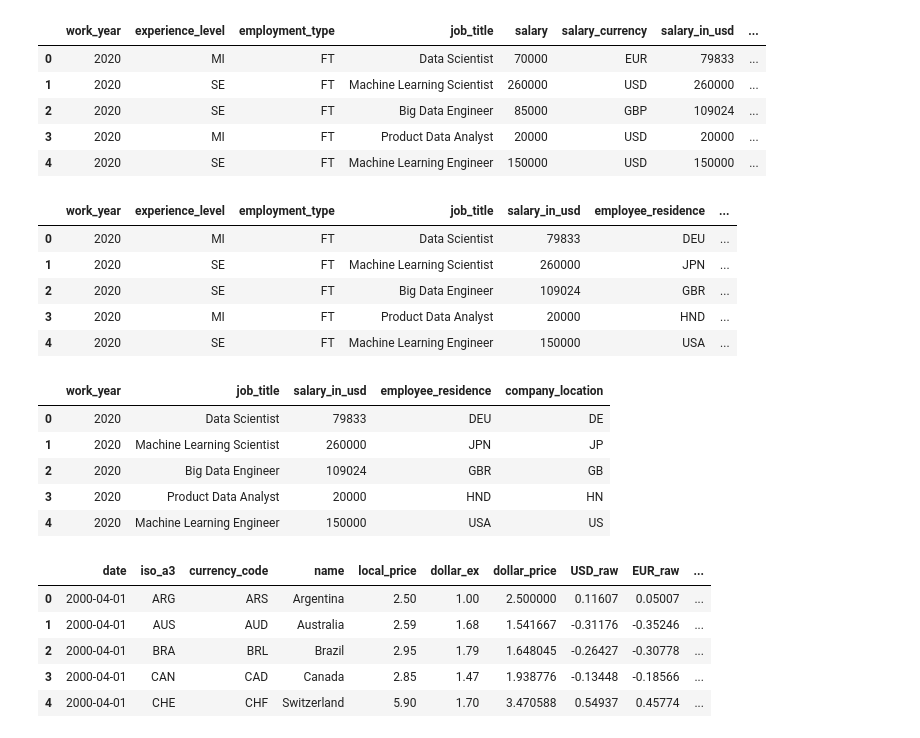
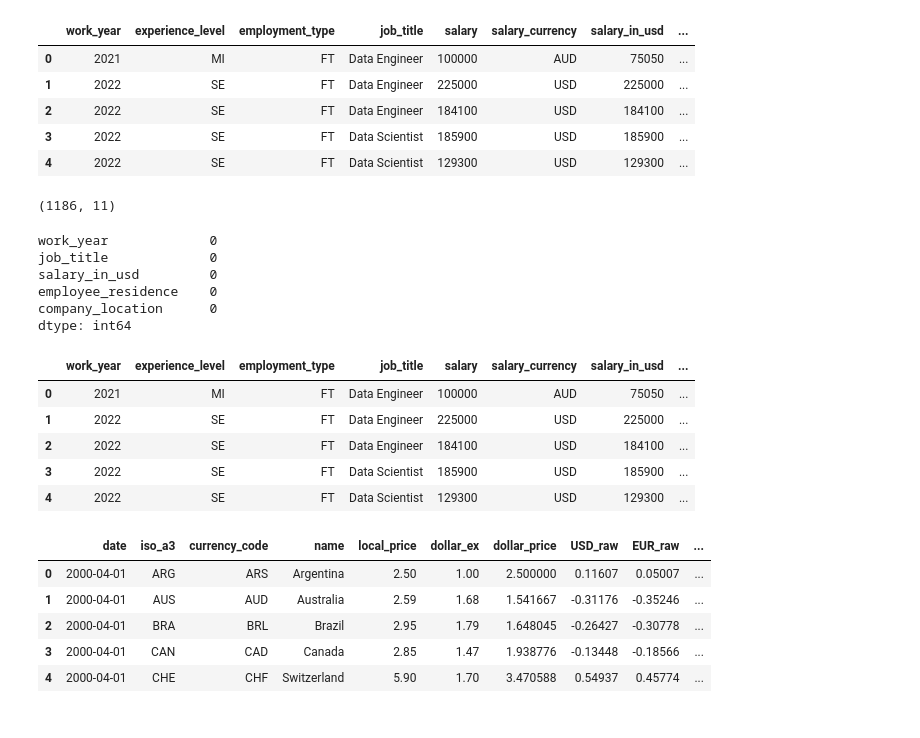
Before and after one commit to sccasutt/Projects, a Jupyter notebook: Training_projects/Tutorials/dash/mapping_salaries.ipynb, the cells around one changed output. Drawn from its saved outputs; the diff is of its cells as text; code cells hidden in the pictures.

```diff
--- a/Training_projects/Tutorials/dash/mapping_salaries.ipynb
+++ b/Training_projects/Tutorials/dash/mapping_salaries.ipynb
@@ -3,40 +3,40 @@ import pandas as pd
 import plotly.express as px
 import country_converter as coco
 # %%
-# Read Salaries Data
-
-df = pd.read_csv('./data/ds_salaries.csv', index_col='Unnamed: 0')
+df = pd.read_csv('./data/salaries.csv')
 df.head()
 # %% [output]
 |  | work_year | experience_level | employment_type | job_title | salary | salary_currency | salary_in_usd | ... |
-| 0 | 2020 | MI | FT | Data Scientist | 70000 | EUR | 79833 | ... |
-| 1 | 2020 | SE | FT | Machine Learning Scientist | 260000 | USD | 260000 | ... |
-| 2 | 2020 | SE | FT | Big Data Engineer | 85000 | GBP | 109024 | ... |
-| 3 | 2020 | MI | FT | Product Data Analyst | 20000 | USD | 20000 | ... |
-| 4 | 2020 | SE | FT | Machine Learning Engineer | 150000 | USD | 150000 | ... |
+| 0 | 2021 | MI | FT | Data Engineer | 100000 | AUD | 75050 | ... |
+| 1 | 2022 | SE | FT | Data Engineer | 225000 | USD | 225000 | ... |
+| 2 | 2022 | SE | FT | Data Engineer | 184100 | USD | 184100 | ... |
+| 3 | 2022 | SE | FT | Data Scientist | 185900 | USD | 185900 | ... |
+| 4 | 2022 | SE | FT | Data Scientist | 129300 | USD | 129300 | ... |
+# %%
+df_source_data.shape
+# %% [output]
+(1186, 11)
+# %%
+df.isna().sum()
+# %% [output]
+work_year             0
+job_title             0
+salary_in_usd         0
+employee_residence    0
+company_location      0
+dtype: int64
 # %%
 # Convert countries to ISO 3 code for possible merge later
+df['employee_residence'] = coco.convert(names=df['employee_residence'], to="ISO3")
+df.drop(['experience_level', 'employment_type', 'remote_ratio','company_size', 'salary', 'salary_currency'], inplace=True, axis=1)
 
-df['employee_residence'] = coco.convert(names=df['employee_residence'], to="ISO3")
 df.head()
 # %% [output]
-|  | work_year | experience_level | employment_type | job_title | salary_in_usd | employee_residence | ... |
-| 0 | 2020 | MI | FT | Data Scientist | 79833 | DEU | ... |
-| 1 | 2020 | SE | FT | Machine Learning Scientist | 260000 | JPN | ... |
-| 2 | 2020 | SE | FT | Big Data Engineer | 109024 | GBR | ... |
-| 3 | 2020 | MI | FT | Product Data Analyst | 20000 | HND | ... |
-| 4 | 2020 | SE | FT | Machine Learning Engineer | 150000 | USA | ... |
+|  | work_year | experience_level | employment_type | job_title | salary | salary_currency | salary_in_usd | ... |
+| 0 | 2021 | MI | FT | Data Engineer | 100000 | AUD | 75050 | ... |
+| 1 | 2022 | SE | FT | Data Engineer | 225000 | USD | 225000 | ... |
+| 2 | 2022 | SE | FT | Data Engineer | 184100 | USD | 184100 | ... |
+| 3 | 2022 | SE | FT | Data Scientist | 185900 | USD | 185900 | ... |
+| 4 | 2022 | SE | FT | Data Scientist | 129300 | USD | 129300 | ... |
-# %%
-# Drop columns that are not used for this analysis
-
-df.drop(['experience_level', 'employment_type', 'remote_ratio','company_size', 'salary', 'salary_currency'], inplace=True, axis=1)
-df.head()
-# %% [output]
-|  | work_year | job_title | salary_in_usd | employee_residence | company_location |
-| 0 | 2020 | Data Scientist | 79833 | DEU | DE |
-| 1 | 2020 | Machine Learning Scientist | 260000 | JPN | JP |
-| 2 | 2020 | Big Data Engineer | 109024 | GBR | GB |
-| 3 | 2020 | Product Data Analyst | 20000 | HND | HN |
-| 4 | 2020 | Machine Learning Engineer | 150000 | USA | US |
 # %%
 # Read BigMac index Data
```
Also changed, not shown: parts of 13 cells of this notebook, 2 other files.
